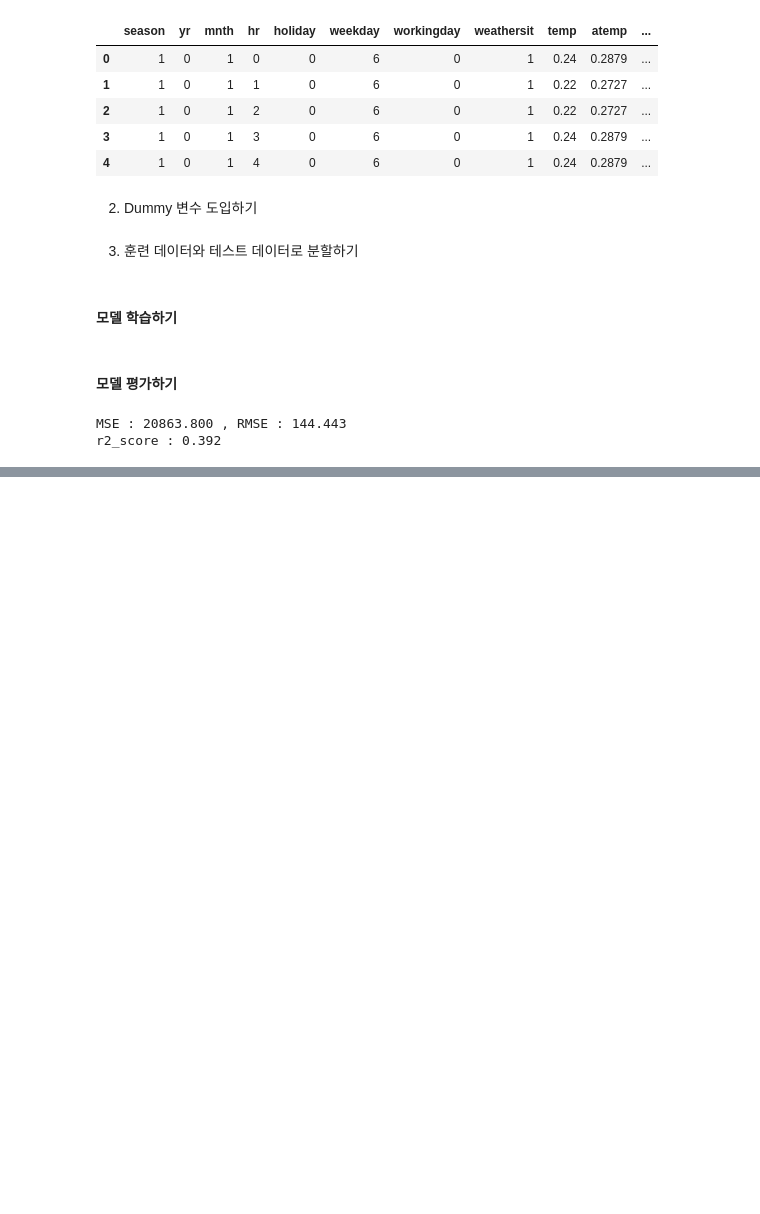
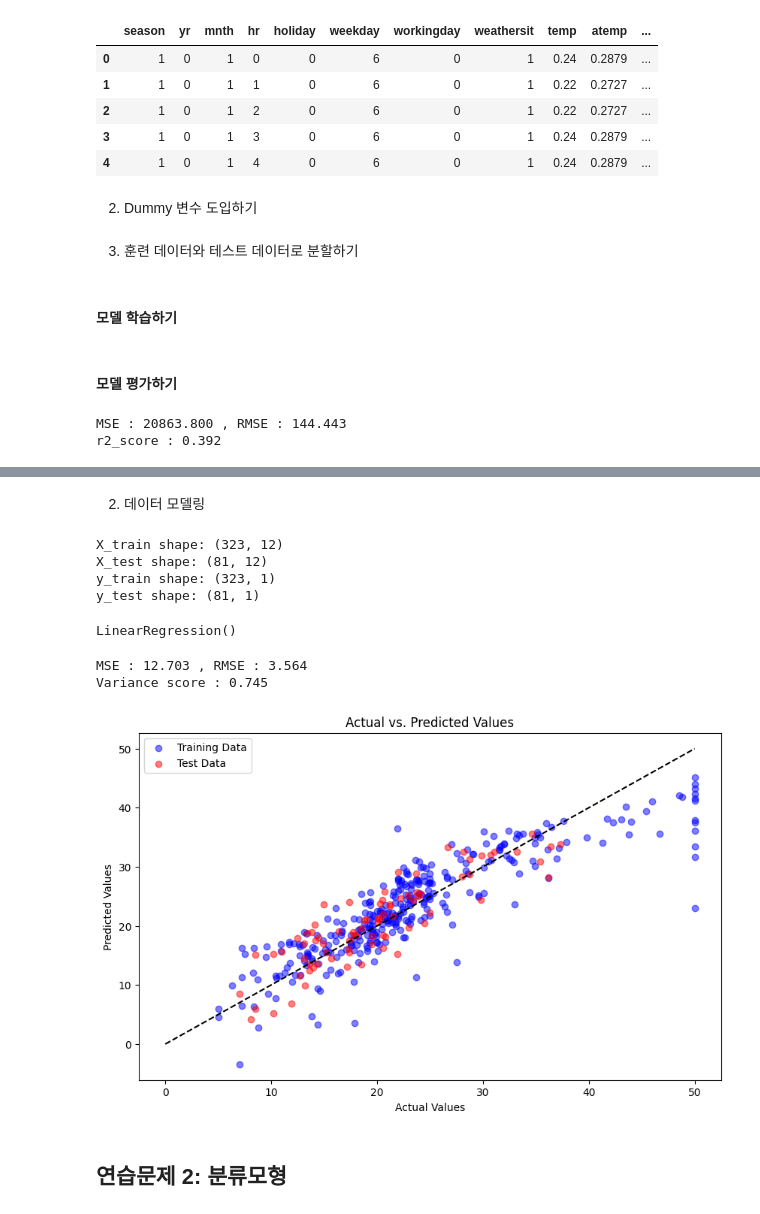
Before and after one commit to joo9810/Study, a Jupyter notebook: 빅데이터분석기사/part2/2유형/CHAPTER02.ipynb, the cells around one changed output, grey strips where cells are left out. Saved outputs shown, nothing was run; the diff lists cells and outputs as text; code cells hidden in the pictures; blank space fills up the shorter version.

```diff
--- a/빅데이터분석기사/part2/2유형/CHAPTER02.ipynb
+++ b/빅데이터분석기사/part2/2유형/CHAPTER02.ipynb
@@ -381,0 +631,64 @@ r2_score : 0.392
+# %% [markdown]
+2. 데이터 모델링
+# %%
+from sklearn.model_selection import train_test_split
+# 훈련 데이터와 테스트 데이터 분리
+X_train, X_test, y_train, y_test = train_test_split(x_train, y_train, test_size = 0.2,
+                                                    random_state = 42)
+
+print("X_train shape:", X_train.shape)
+print("X_test shape:", X_test.shape)
+print("y_train shape:", y_train.shape)
+print("y_test shape:", y_test.shape)
+# %% [output]
+X_train shape: (323, 12)
+X_test shape: (81, 12)
+y_train shape: (323, 1)
+y_test shape: (81, 1)
+# %%
+from sklearn.linear_model import LinearRegression
+
+model = LinearRegression()
+model.fit(X_train, y_train)
+# %% [output]
+LinearRegression()
+# %%
+# 학습용 데이터에 대한 예측
+y_train_pred = model.predict(X_train)
+# 평가용 데이터에 대한 예측
+y_test_pred = model.predict(X_test)
+# %%
+import numpy as np
+from sklearn.metrics import mean_squared_error, r2_score
+
+# MSE, RMSE
+mse = mean_squared_error(y_test, y_test_pred)
+rmse = np.sqrt(mse)
+print('MSE : {0:.3f} , RMSE : {1:.3F}'.format(mse, rmse))
+
+# 결정계수
+print('Variance score : {0:.3f}'.format(r2_score(y_test, y_test_pred)))
+# %% [output]
+MSE : 12.703 , RMSE : 3.564
+Variance score : 0.745
+# %%
+import pandas as pd
+import matplotlib.pyplot as plt
+
+# 예측 결과 시각화
+plt.figure(figsize = (10, 6))
+
+plt.scatter(y_train, y_train_pred, color = 'blue', alpha = 0.5, label = 'Training Data')
+plt.scatter(y_test, y_test_pred, color = 'red', alpha = 0.5, label = 'Test Data')
+
+plt.plot([0, 50], [0, 50], 'k--')
+
+plt.xlabel('Actual Values')
+plt.ylabel('Predicted Values')
+plt.title('Actual vs. Predicted Values')
+plt.legend()
+plt.show()
+# %% [output]
+[figure, added]
+# %% [markdown]
+## 연습문제 2: 분류모형
```
Also changed, not shown: parts of 36 cells of this notebook, 4 other files.
